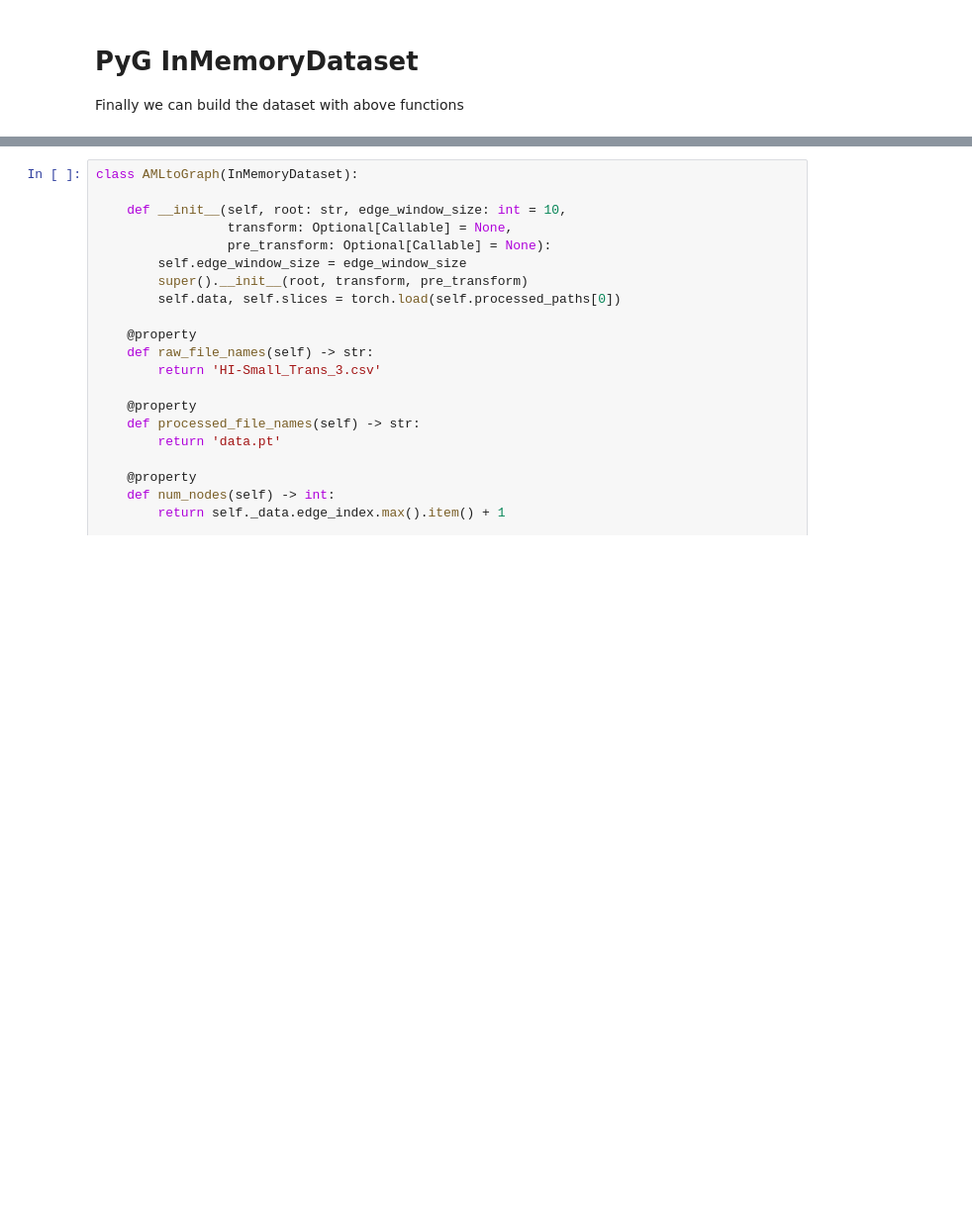
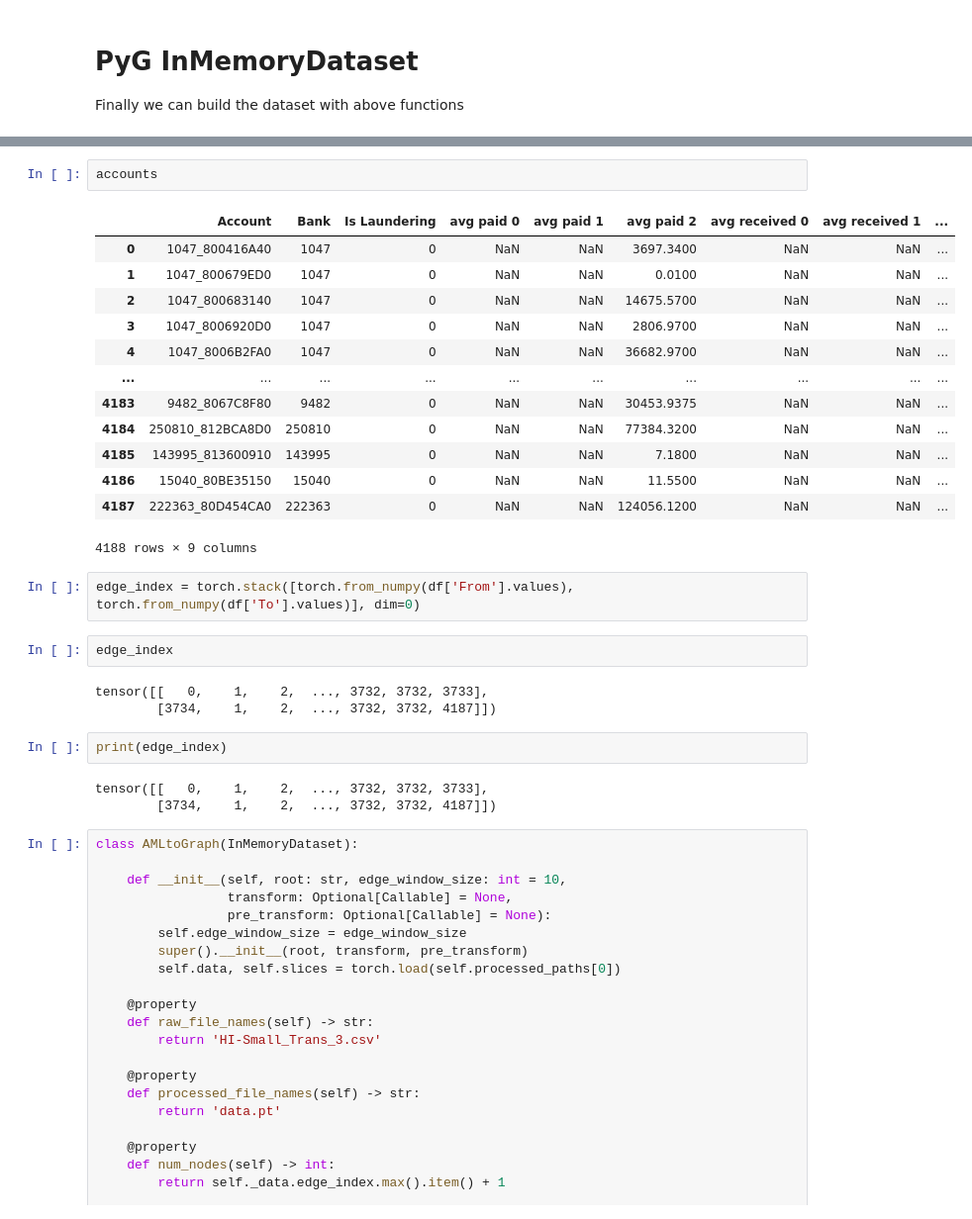
Before and after one commit to owhygithub/AML-fraud-detector, a Jupyter notebook: Literature/anti-money-laundering-detection-with-gnn.ipynb, the cells around one changed output, grey strips where cells are left out. Shown at 99% size. Saved outputs shown, nothing was run; the diff lists cells and outputs as text; blank space fills up the shorter version.

Commit message:
Node and Edge embeddings created.
Node and Edge embeddings created.

```diff
--- a/Literature/anti-money-laundering-detection-with-gnn.ipynb
+++ b/Literature/anti-money-laundering-detection-with-gnn.ipynb
@@ -379,3 +427,31 @@ Finally we can build the dataset with above functions
+# %%
+accounts
+# %% [output]
+|  | Account | Bank | Is Laundering | avg paid 0 | avg paid 1 | avg paid 2 | avg received 0 | avg received 1 | ... |
+| 0 | 1047_800416A40 | 1047 | 0 | NaN | NaN | 3697.3400 | NaN | NaN | ... |
+| 1 | 1047_800679ED0 | 1047 | 0 | NaN | NaN | 0.0100 | NaN | NaN | ... |
+| 2 | 1047_800683140 | 1047 | 0 | NaN | NaN | 14675.5700 | NaN | NaN | ... |
+| 3 | 1047_8006920D0 | 1047 | 0 | NaN | NaN | 2806.9700 | NaN | NaN | ... |
+| 4 | 1047_8006B2FA0 | 1047 | 0 | NaN | NaN | 36682.9700 | NaN | NaN | ... |
+| ... | ... | ... | ... | ... | ... | ... | ... | ... | ... |
+| 4183 | 9482_8067C8F80 | 9482 | 0 | NaN | NaN | 30453.9375 | NaN | NaN | ... |
+| 4184 | 250810_812BCA8D0 | 250810 | 0 | NaN | NaN | 77384.3200 | NaN | NaN | ... |
+| 4185 | 143995_813600910 | 143995 | 0 | NaN | NaN | 7.1800 | NaN | NaN | ... |
+| 4186 | 15040_80BE35150 | 15040 | 0 | NaN | NaN | 11.5500 | NaN | NaN | ... |
+| 4187 | 222363_80D454CA0 | 222363 | 0 | NaN | NaN | 124056.1200 | NaN | NaN | ... |
+4188 rows × 9 columns
+# %%
+edge_index = torch.stack([torch.from_numpy(df['From'].values), torch.from_numpy(df['To'].values)], dim=0)
+# %%
+edge_index
+# %% [output]
+tensor([[   0,    1,    2,  ..., 3732, 3732, 3733],
+        [3734,    1,    2,  ..., 3732, 3732, 4187]])
+# %%
+print(edge_index)
+# %% [output]
+tensor([[   0,    1,    2,  ..., 3732, 3732, 3733],
+        [3734,    1,    2,  ..., 3732, 3732, 4187]])
 # %%
 class AMLtoGraph(InMemoryDataset):
 
```
Also changed, not shown: parts of 5 cells of this notebook, 4 other files.
